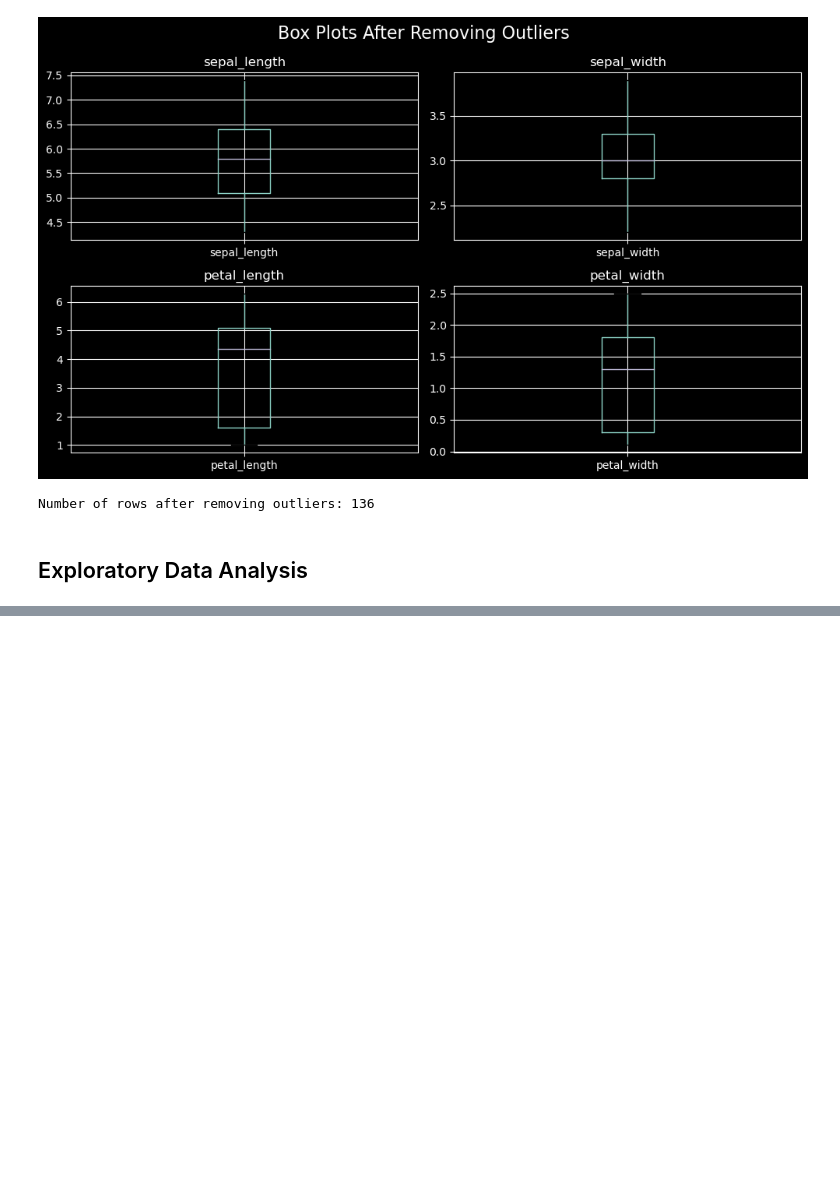
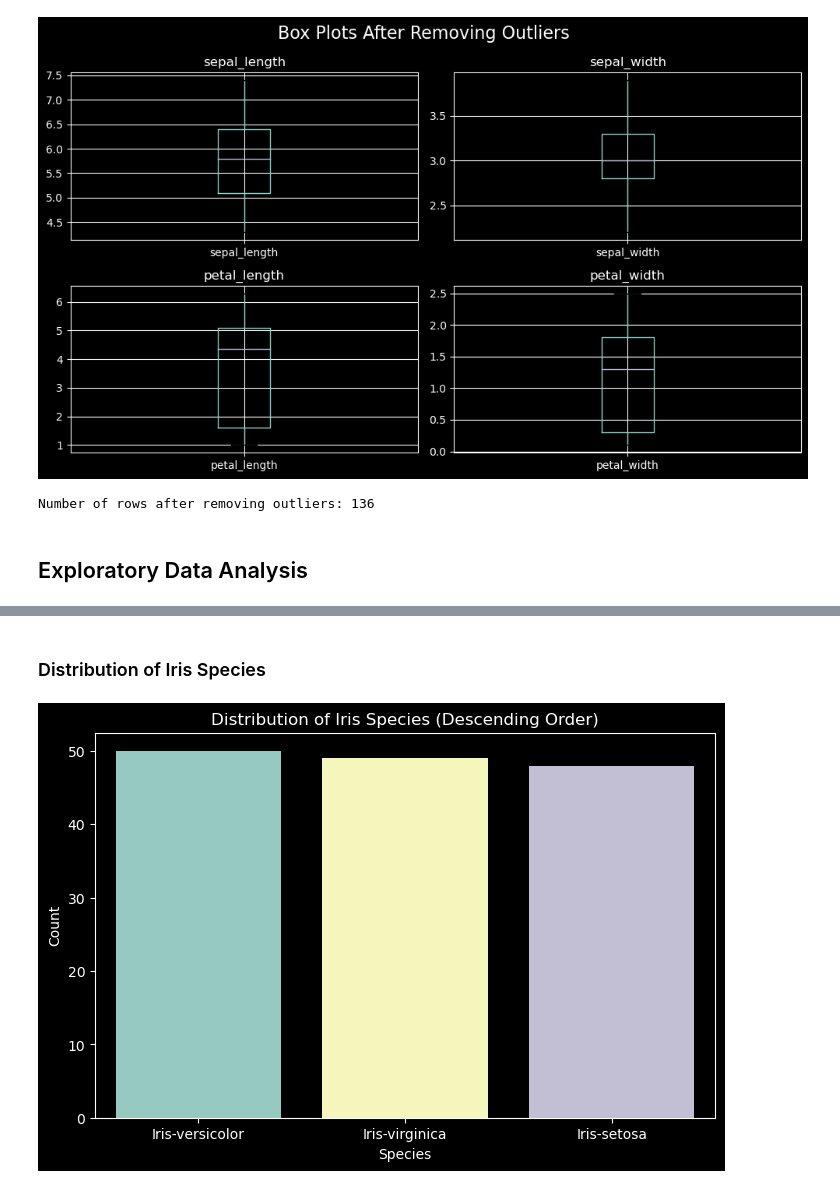
Before and after one commit to marwa9975/CODSOFT_DS03_Iris-Flower-Classification, a Jupyter notebook: index.ipynb, the cells around one changed output, grey strips where cells are left out. Cells and saved outputs as stored; diff of their text form; code cells hidden in the pictures; blank space fills up the shorter version.

```diff
--- a/index.ipynb
+++ b/index.ipynb
@@ -219,0 +246,17 @@ Number of rows after removing outliers: 136
+# %% [markdown]
+### Distribution of Iris Species
+# %%
+# Compute the species counts
+species_counts = df['species'].value_counts().reset_index()
+species_counts.columns = ['species', 'count']
+species_counts = species_counts.sort_values(by='count', ascending=False)
+
+# Create a countplot to show the distribution of species in descending order
+plt.figure(figsize=(8, 5))
+sns.barplot(data=species_counts, x='species', y='count', order=species_counts['species'])
+plt.title('Distribution of Iris Species (Descending Order)')
+plt.xlabel('Species')
+plt.ylabel('Count')
+plt.show()
+# %% [output]
+[figure, added]
```
Also changed, not shown: parts of 34 cells of this notebook.
